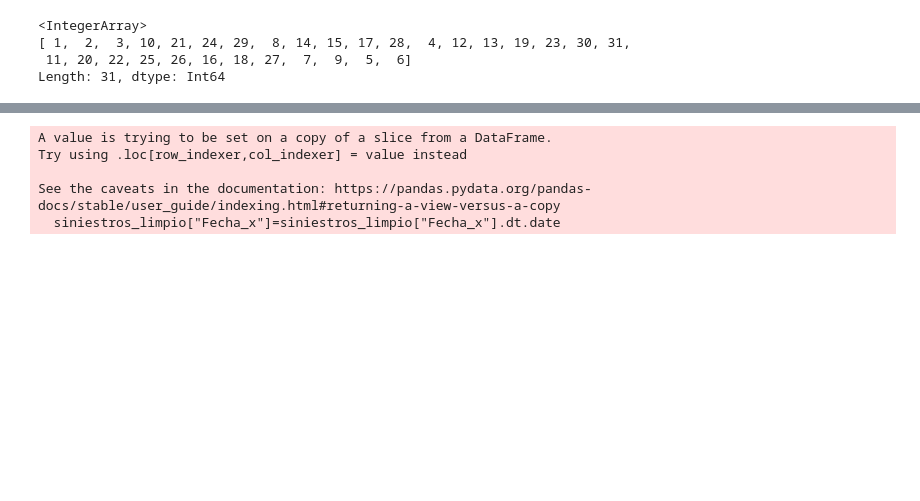
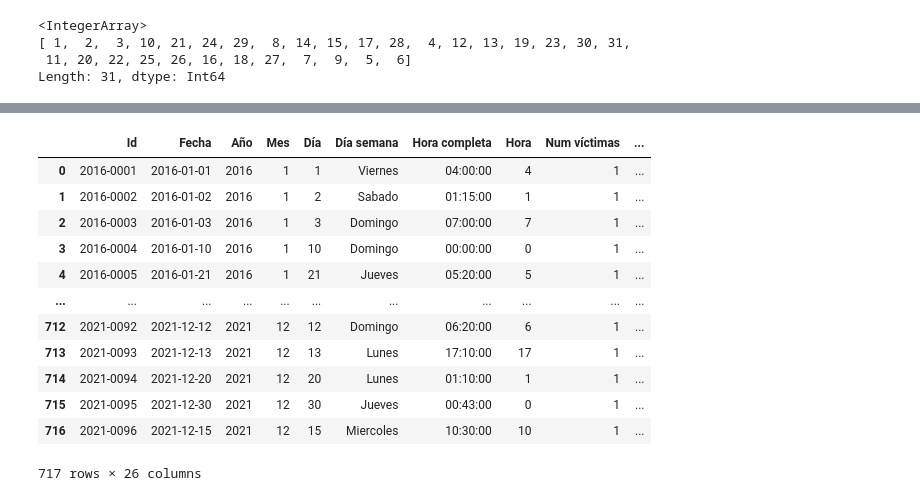
Before and after one commit to AgneseNahuel/PIDA, a Jupyter notebook: ETL.ipynb, the cells around one changed output, grey strips where cells are left out. Saved outputs shown, nothing was run; the diff lists cells and outputs as text; code cells hidden in the pictures; blank space fills up the shorter version.

```diff
--- a/ETL.ipynb
+++ b/ETL.ipynb
@@ -249,7 +304,7 @@ Index(['Id', 'Fecha_x', 'Aaaa_x', 'Mm_x', 'Dd_x', 'Rol', 'Victima_x', 'Sexo',
       dtype='object')
 # %%
 #Creo una lista con el orden
-nuevo_orden=["Id", "Fecha_x", "Aaaa_x", "Mm_x", "Dd_x", "Hora", "N_victimas", "Participantes", "Rol", "Acusado", "Victima_x", "Sexo", "Edad", "Rango_etario", "Fecha_fallecimiento", "Lugar_del_hecho", "Tipo_de_calle", "Calle", "Cruce", "Dirección normalizada", "Comuna", "Xy (caba)", "Pos x", "Pos y"]
+nuevo_orden=["Id", "Fecha", "Año", "Mes", "Día","Día semana", "Hora completa", "Hora", "Num víctimas", "Participantes", "Rol", "Acusado", "Victima", "Sexo", "Edad", "Rango etario", "Fecha fallecimiento", "Lugar del hecho", "Tipo de calle", "Calle", "Cruce", "Dirección normalizada", "Comuna", "Xy (caba)", "Pos x", "Pos y"]
 
 #Reorganizo el dataframe untilizando la lista y asignandola nuevamente aldataframe siniestros
 siniestros_limpio = siniestros[nuevo_orden]
@@ -292,10 +347,20 @@ memory usage: 138.8+ KB
 # %%
-siniestros_limpio["Fecha_x"]=siniestros_limpio["Fecha_x"].dt.date
+siniestros_limpio["Fecha"]=siniestros_limpio["Fecha"].dt.date
-# %% [output]
-A value is trying to be set on a copy of a slice from a DataFrame.
-Try using .loc[row_indexer,col_indexer] = value instead
-
-See the caveats in the documentation: https://pandas.pydata.org/pandas-docs/stable/user_guide/indexing.html#returning-a-view-versus-a-copy
-  siniestros_limpio["Fecha_x"]=siniestros_limpio["Fecha_x"].dt.date
 # %%
 siniestros_limpio.to_csv("CSV/siniestos.csv", index=False)
+# %%
+siniestros_limpio
+# %% [output]
+|  | Id | Fecha | Año | Mes | Día | Día semana | Hora completa | Hora | Num víctimas | ... |
+| 0 | 2016-0001 | 2016-01-01 | 2016 | 1 | 1 | Viernes | 04:00:00 | 4 | 1 | ... |
+| 1 | 2016-0002 | 2016-01-02 | 2016 | 1 | 2 | Sabado | 01:15:00 | 1 | 1 | ... |
+| 2 | 2016-0003 | 2016-01-03 | 2016 | 1 | 3 | Domingo | 07:00:00 | 7 | 1 | ... |
+| 3 | 2016-0004 | 2016-01-10 | 2016 | 1 | 10 | Domingo | 00:00:00 | 0 | 1 | ... |
+| 4 | 2016-0005 | 2016-01-21 | 2016 | 1 | 21 | Jueves | 05:20:00 | 5 | 1 | ... |
+| ... | ... | ... | ... | ... | ... | ... | ... | ... | ... | ... |
+| 712 | 2021-0092 | 2021-12-12 | 2021 | 12 | 12 | Domingo | 06:20:00 | 6 | 1 | ... |
+| 713 | 2021-0093 | 2021-12-13 | 2021 | 12 | 13 | Lunes | 17:10:00 | 17 | 1 | ... |
+| 714 | 2021-0094 | 2021-12-20 | 2021 | 12 | 20 | Lunes | 01:10:00 | 1 | 1 | ... |
+| 715 | 2021-0095 | 2021-12-30 | 2021 | 12 | 30 | Jueves | 00:43:00 | 0 | 1 | ... |
+| 716 | 2021-0096 | 2021-12-15 | 2021 | 12 | 15 | Miercoles | 10:30:00 | 10 | 1 | ... |
+717 rows × 26 columns
```
Also changed, not shown: parts of 17 cells of this notebook, 4 other files.
